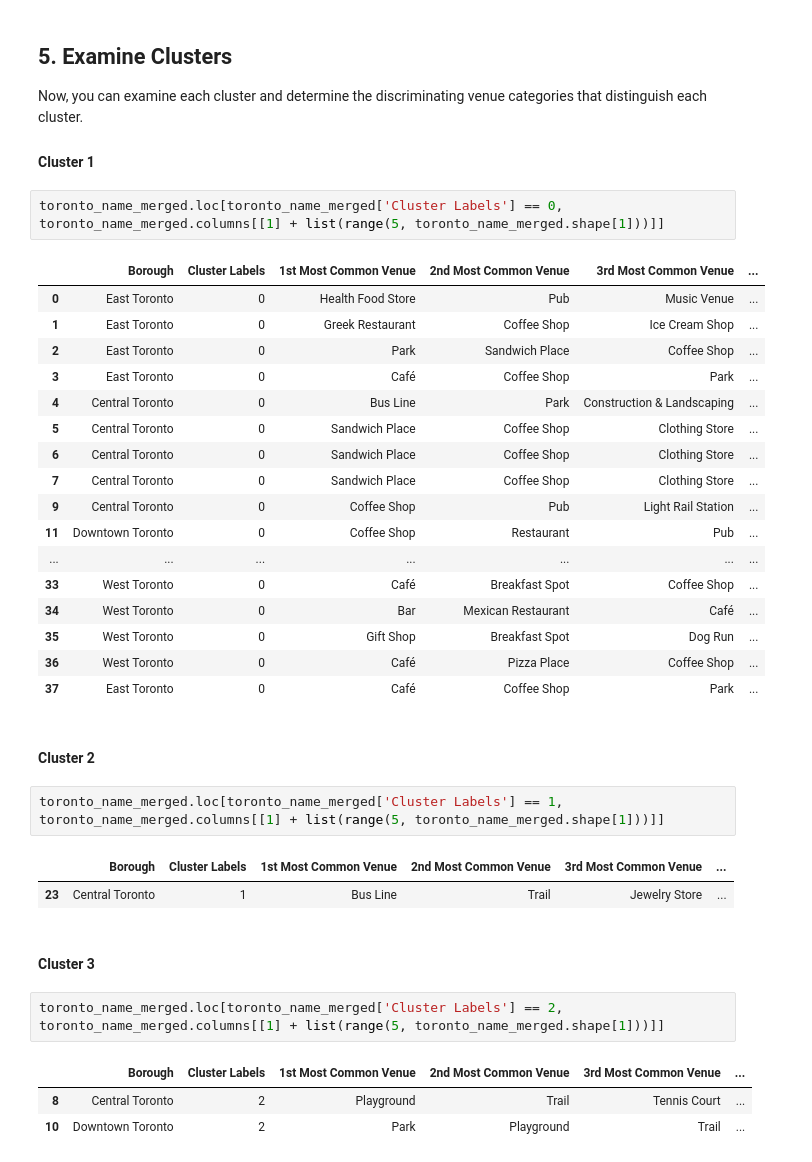
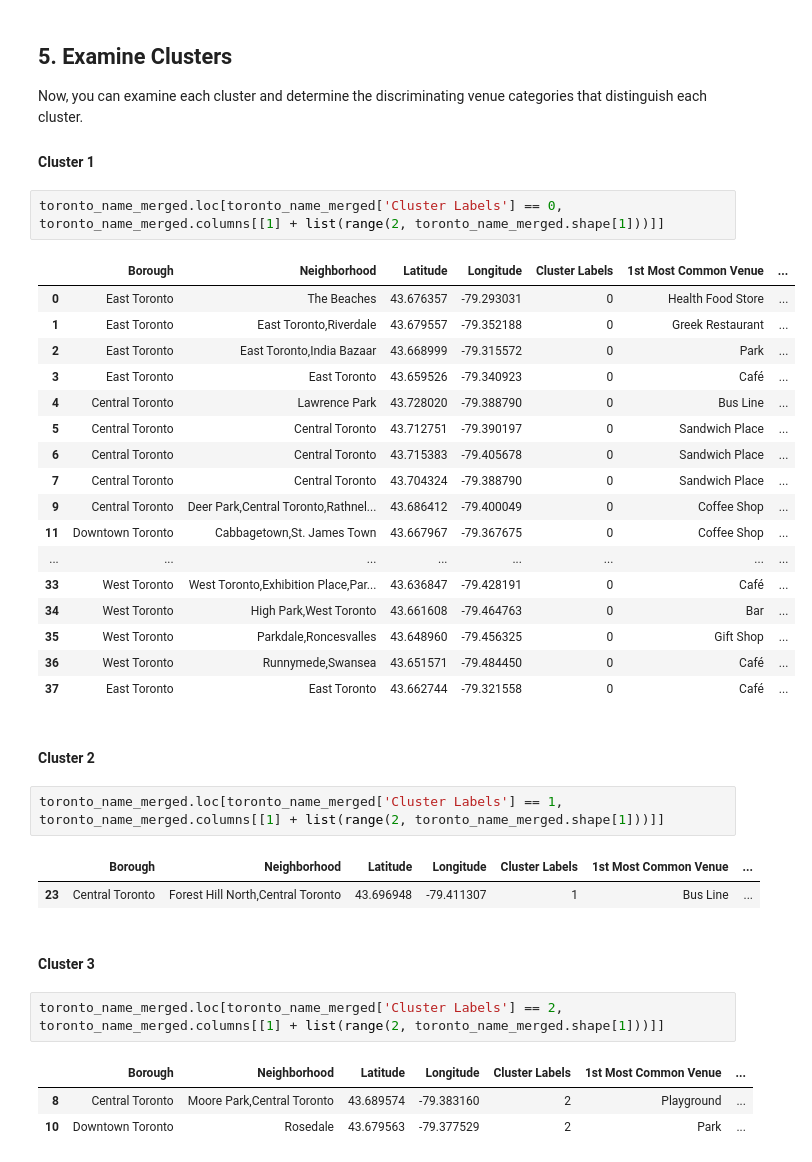
Before and after one commit to rajeshgoutha/github-bai, a Jupyter notebook: capstone/week3/ML-Explore-Toronto-Neighborhood.ipynb, the cells around one changed output. Drawn from its saved outputs; the diff is of its cells as text.

```diff
--- a/capstone/week3/ML-Explore-Toronto-Neighborhood.ipynb
+++ b/capstone/week3/ML-Explore-Toronto-Neighborhood.ipynb
@@ -571,37 +571,37 @@ Now, you can examine each cluster and determine the discriminating venue categor
 
 #### Cluster 1
 # %%
-toronto_name_merged.loc[toronto_name_merged['Cluster Labels'] == 0, toronto_name_merged.columns[[1] + list(range(5, toronto_name_merged.shape[1]))]]
+toronto_name_merged.loc[toronto_name_merged['Cluster Labels'] == 0, toronto_name_merged.columns[[1] + list(range(2, toronto_name_merged.shape[1]))]]
 # %% [output]
-|  | Borough | Cluster Labels | 1st Most Common Venue | 2nd Most Common Venue | 3rd Most Common Venue | ... |
-| 0 | East Toronto | 0 | Health Food Store | Pub | Music Venue | ... |
-| 1 | East Toronto | 0 | Greek Restaurant | Coffee Shop | Ice Cream Shop | ... |
-| 2 | East Toronto | 0 | Park | Sandwich Place | Coffee Shop | ... |
-| 3 | East Toronto | 0 | Café | Coffee Shop | Park | ... |
-| 4 | Central Toronto | 0 | Bus Line | Park | Construction & Landscaping | ... |
-| 5 | Central Toronto | 0 | Sandwich Place | Coffee Shop | Clothing Store | ... |
-| 6 | Central Toronto | 0 | Sandwich Place | Coffee Shop | Clothing Store | ... |
-| 7 | Central Toronto | 0 | Sandwich Place | Coffee Shop | Clothing Store | ... |
-| 9 | Central Toronto | 0 | Coffee Shop | Pub | Light Rail Station | ... |
-| 11 | Downtown Toronto | 0 | Coffee Shop | Restaurant | Pub | ... |
-| ... | ... | ... | ... | ... | ... | ... |
-| 33 | West Toronto | 0 | Café | Breakfast Spot | Coffee Shop | ... |
-| 34 | West Toronto | 0 | Bar | Mexican Restaurant | Café | ... |
-| 35 | West Toronto | 0 | Gift Shop | Breakfast Spot | Dog Run | ... |
-| 36 | West Toronto | 0 | Café | Pizza Place | Coffee Shop | ... |
-| 37 | East Toronto | 0 | Café | Coffee Shop | Park | ... |
+|  | Borough | Neighborhood | Latitude | Longitude | Cluster Labels | 1st Most Common Venue | ... |
+| 0 | East Toronto | The Beaches | 43.676357 | -79.293031 | 0 | Health Food Store | ... |
+| 1 | East Toronto | East Toronto,Riverdale | 43.679557 | -79.352188 | 0 | Greek Restaurant | ... |
+| 2 | East Toronto | East Toronto,India Bazaar | 43.668999 | -79.315572 | 0 | Park | ... |
+| 3 | East Toronto | East Toronto | 43.659526 | -79.340923 | 0 | Café | ... |
+| 4 | Central Toronto | Lawrence Park | 43.728020 | -79.388790 | 0 | Bus Line | ... |
+| 5 | Central Toronto | Central Toronto | 43.712751 | -79.390197 | 0 | Sandwich Place | ... |
+| 6 | Central Toronto | Central Toronto | 43.715383 | -79.405678 | 0 | Sandwich Place | ... |
+| 7 | Central Toronto | Central Toronto | 43.704324 | -79.388790 | 0 | Sandwich Place | ... |
+| 9 | Central Toronto | Deer Park,Central Toronto,Rathnel... | 43.686412 | -79.400049 | 0 | Coffee Shop | ... |
+| 11 | Downtown Toronto | Cabbagetown,St. James Town | 43.667967 | -79.367675 | 0 | Coffee Shop | ... |
+| ... | ... | ... | ... | ... | ... | ... | ... |
+| 33 | West Toronto | West Toronto,Exhibition Place,Par... | 43.636847 | -79.428191 | 0 | Café | ... |
+| 34 | West Toronto | High Park,West Toronto | 43.661608 | -79.464763 | 0 | Bar | ... |
+| 35 | West Toronto | Parkdale,Roncesvalles | 43.648960 | -79.456325 | 0 | Gift Shop | ... |
+| 36 | West Toronto | Runnymede,Swansea | 43.651571 | -79.484450 | 0 | Café | ... |
+| 37 | East Toronto | East Toronto | 43.662744 | -79.321558 | 0 | Café | ... |
 # %% [markdown]
 #### Cluster 2
 # %%
-toronto_name_merged.loc[toronto_name_merged['Cluster Labels'] == 1, toronto_name_merged.columns[[1] + list(range(5, toronto_name_merged.shape[1]))]]
+toronto_name_merged.loc[toronto_name_merged['Cluster Labels'] == 1, toronto_name_merged.columns[[1] + list(range(2, toronto_name_merged.shape[1]))]]
 # %% [output]
-|  | Borough | Cluster Labels | 1st Most Common Venue | 2nd Most Common Venue | 3rd Most Common Venue | ... |
-| 23 | Central Toronto | 1 | Bus Line | Trail | Jewelry Store | ... |
+|  | Borough | Neighborhood | Latitude | Longitude | Cluster Labels | 1st Most Common Venue | ... |
+| 23 | Central Toronto | Forest Hill North,Central Toronto | 43.696948 | -79.411307 | 1 | Bus Line | ... |
 # %% [markdown]
 #### Cluster 3
 # %%
-toronto_name_merged.loc[toronto_name_merged['Cluster Labels'] == 2, toronto_name_merged.columns[[1] + list(range(5, toronto_name_merged.shape[1]))]]
+toronto_name_merged.loc[toronto_name_merged['Cluster Labels'] == 2, toronto_name_merged.columns[[1] + list(range(2, toronto_name_merged.shape[1]))]]
 # %% [output]
-|  | Borough | Cluster Labels | 1st Most Common Venue | 2nd Most Common Venue | 3rd Most Common Venue | ... |
-| 8 | Central Toronto | 2 | Playground | Trail | Tennis Court | ... |
-| 10 | Downtown Toronto | 2 | Park | Playground | Trail | ... |
+|  | Borough | Neighborhood | Latitude | Longitude | Cluster Labels | 1st Most Common Venue | ... |
+| 8 | Central Toronto | Moore Park,Central Toronto | 43.689574 | -79.383160 | 2 | Playground | ... |
+| 10 | Downtown Toronto | Rosedale | 43.679563 | -79.377529 | 2 | Park | ... |
```
